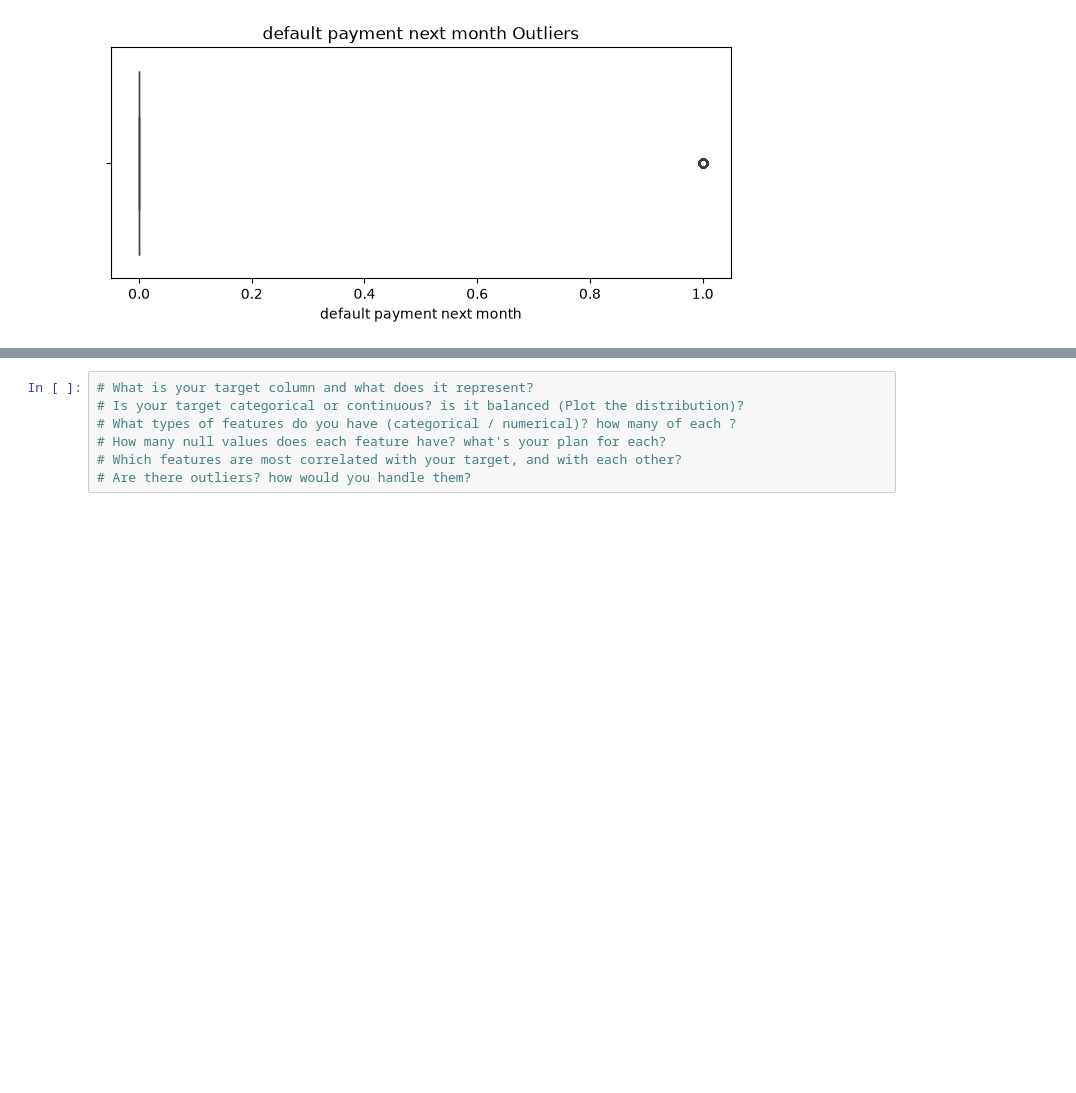
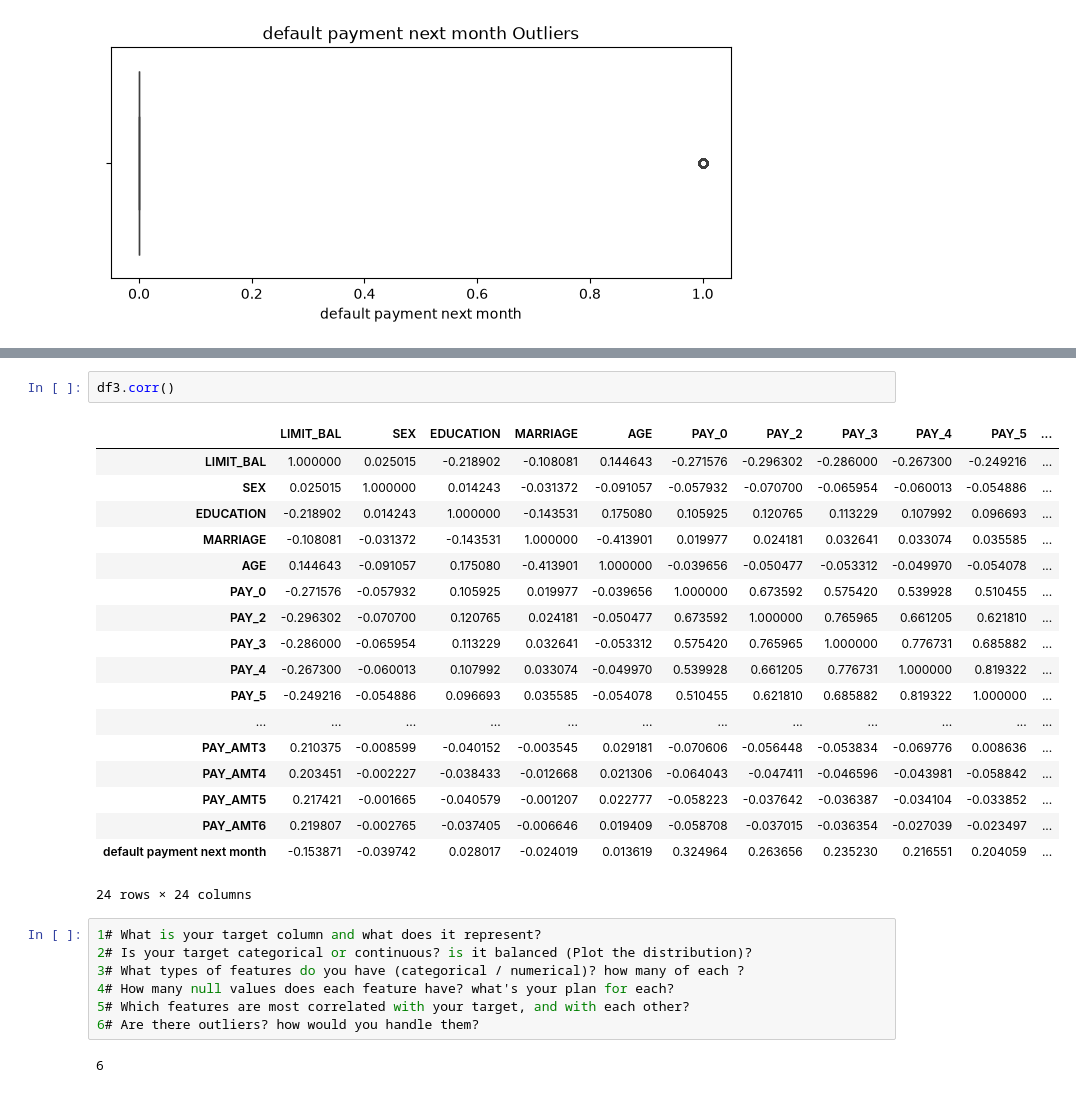
Before and after one commit to zah202raa-stack/labs, a Jupyter notebook: Capstone Project/1. Lightning Talk #1/lightning-talk-notebook.ipynb, the cells around one changed output, grey strips where cells are left out. Cells and saved outputs as stored; diff of their text form; blank space fills up the shorter version.

```diff
--- a/Capstone Project/1. Lightning Talk #1/lightning-talk-notebook.ipynb
+++ b/Capstone Project/1. Lightning Talk #1/lightning-talk-notebook.ipynb
@@ -1262,7 +1315,30 @@ plt.show()
+# %%
+df3.corr()
+# %% [output]
+|  | LIMIT_BAL | SEX | EDUCATION | MARRIAGE | AGE | PAY_0 | PAY_2 | PAY_3 | PAY_4 | PAY_5 | ... |
+| LIMIT_BAL | 1.000000 | 0.025015 | -0.218902 | -0.108081 | 0.144643 | -0.271576 | -0.296302 | -0.286000 | -0.267300 | -0.249216 | ... |
+| SEX | 0.025015 | 1.000000 | 0.014243 | -0.031372 | -0.091057 | -0.057932 | -0.070700 | -0.065954 | -0.060013 | -0.054886 | ... |
+| EDUCATION | -0.218902 | 0.014243 | 1.000000 | -0.143531 | 0.175080 | 0.105925 | 0.120765 | 0.113229 | 0.107992 | 0.096693 | ... |
+| MARRIAGE | -0.108081 | -0.031372 | -0.143531 | 1.000000 | -0.413901 | 0.019977 | 0.024181 | 0.032641 | 0.033074 | 0.035585 | ... |
+| AGE | 0.144643 | -0.091057 | 0.175080 | -0.413901 | 1.000000 | -0.039656 | -0.050477 | -0.053312 | -0.049970 | -0.054078 | ... |
+| PAY_0 | -0.271576 | -0.057932 | 0.105925 | 0.019977 | -0.039656 | 1.000000 | 0.673592 | 0.575420 | 0.539928 | 0.510455 | ... |
+| PAY_2 | -0.296302 | -0.070700 | 0.120765 | 0.024181 | -0.050477 | 0.673592 | 1.000000 | 0.765965 | 0.661205 | 0.621810 | ... |
+| PAY_3 | -0.286000 | -0.065954 | 0.113229 | 0.032641 | -0.053312 | 0.575420 | 0.765965 | 1.000000 | 0.776731 | 0.685882 | ... |
+| PAY_4 | -0.267300 | -0.060013 | 0.107992 | 0.033074 | -0.049970 | 0.539928 | 0.661205 | 0.776731 | 1.000000 | 0.819322 | ... |
+| PAY_5 | -0.249216 | -0.054886 | 0.096693 | 0.035585 | -0.054078 | 0.510455 | 0.621810 | 0.685882 | 0.819322 | 1.000000 | ... |
+| ... | ... | ... | ... | ... | ... | ... | ... | ... | ... | ... | ... |
+| PAY_AMT3 | 0.210375 | -0.008599 | -0.040152 | -0.003545 | 0.029181 | -0.070606 | -0.056448 | -0.053834 | -0.069776 | 0.008636 | ... |
+| PAY_AMT4 | 0.203451 | -0.002227 | -0.038433 | -0.012668 | 0.021306 | -0.064043 | -0.047411 | -0.046596 | -0.043981 | -0.058842 | ... |
+| PAY_AMT5 | 0.217421 | -0.001665 | -0.040579 | -0.001207 | 0.022777 | -0.058223 | -0.037642 | -0.036387 | -0.034104 | -0.033852 | ... |
+| PAY_AMT6 | 0.219807 | -0.002765 | -0.037405 | -0.006646 | 0.019409 | -0.058708 | -0.037015 | -0.036354 | -0.027039 | -0.023497 | ... |
+| default payment next month | -0.153871 | -0.039742 | 0.028017 | -0.024019 | 0.013619 | 0.324964 | 0.263656 | 0.235230 | 0.216551 | 0.204059 | ... |
+24 rows × 24 columns
 # %%
-# What is your target column and what does it represent?
-# Is your target categorical or continuous? is it balanced (Plot the distribution)?
-# What types of features do you have (categorical / numerical)? how many of each ?
-# How many null values does each feature have? what's your plan for each?
-# Which features are most correlated with your target, and with each other?
-# Are there outliers? how would you handle them?
+1# What is your target column and what does it represent?
+2# Is your target categorical or continuous? is it balanced (Plot the distribution)?
+3# What types of features do you have (categorical / numerical)? how many of each ?
+4# How many null values does each feature have? what's your plan for each?
+5# Which features are most correlated with your target, and with each other?
+6# Are there outliers? how would you handle them?
+# %% [output]
+6
```
Also changed, not shown: parts of 6 cells of this notebook, 1 other file.
